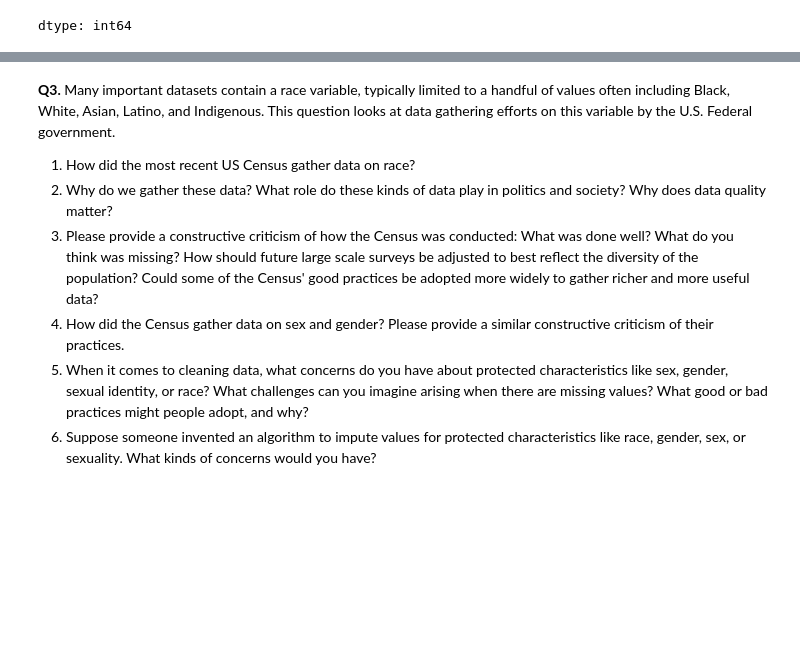
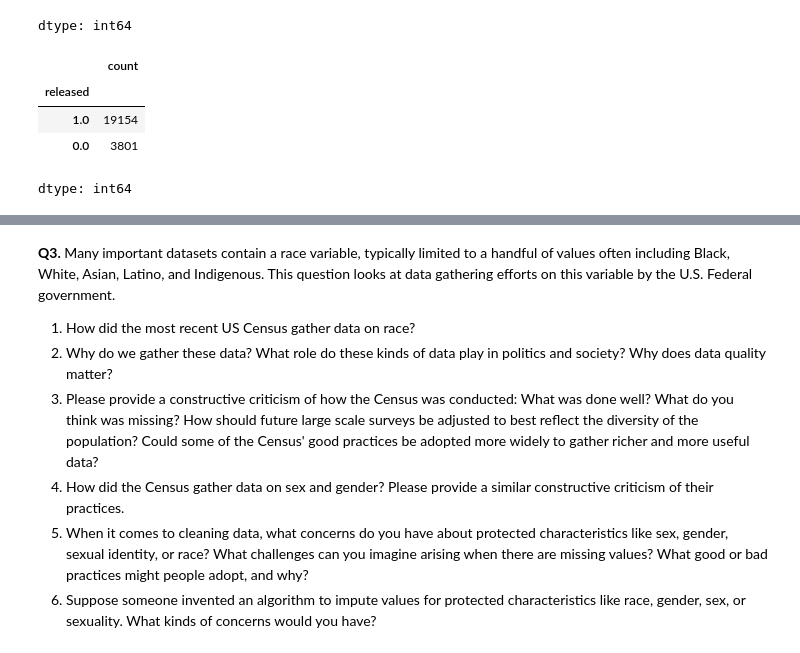
Before and after one commit to rtg7bs/wrangling, a Jupyter notebook: assignment/assignment.ipynb, the cells around one changed output, grey strips where cells are left out. Saved outputs shown, nothing was run; the diff lists cells and outputs as text; code cells hidden in the pictures; blank space fills up the shorter version.

```diff
--- a/assignment/assignment.ipynb
+++ b/assignment/assignment.ipynb
@@ -102,3 +104,25 @@ sharks_df.value_counts()
 | Provoked | 593 |
 | Watercraft | 583 |
 dtype: int64
+# %%
+# ------ code for q2.3 ------
+import numpy as np # Import the numpy package into your workspace
+import matplotlib.pyplot as plt # Import matplotlib into your workspace
+import pandas as pd  # Import the pandas package into your workspace
+
+df = pd.read_csv('/home/pretrial_data.csv',low_memory=False)
+df.head()
+
+df.columns.tolist()
+released_df = df["released"]
+released_df.unique()
+
+# replace missing vals w/ np.nan
+released_df = released_df.replace(9, np.nan) # 9's are unclear
+released_df.value_counts()
+# %% [output]
+|  | count |
+| released |  |
+| 1.0 | 19154 |
+| 0.0 | 3801 |
+dtype: int64
```
Also changed, not shown: parts of 2 cells of this notebook.
